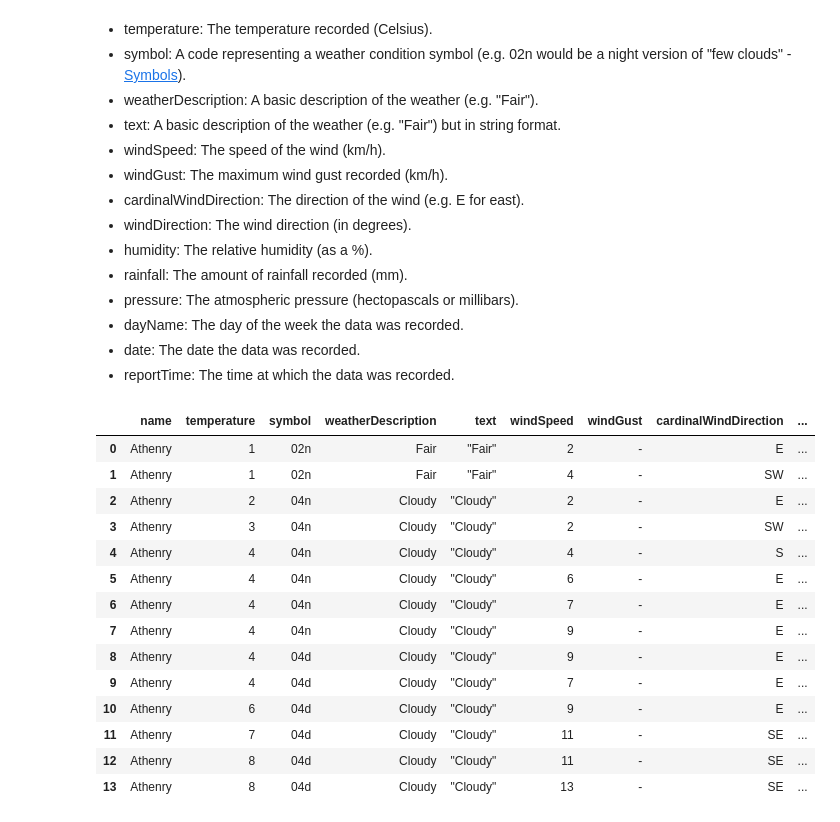
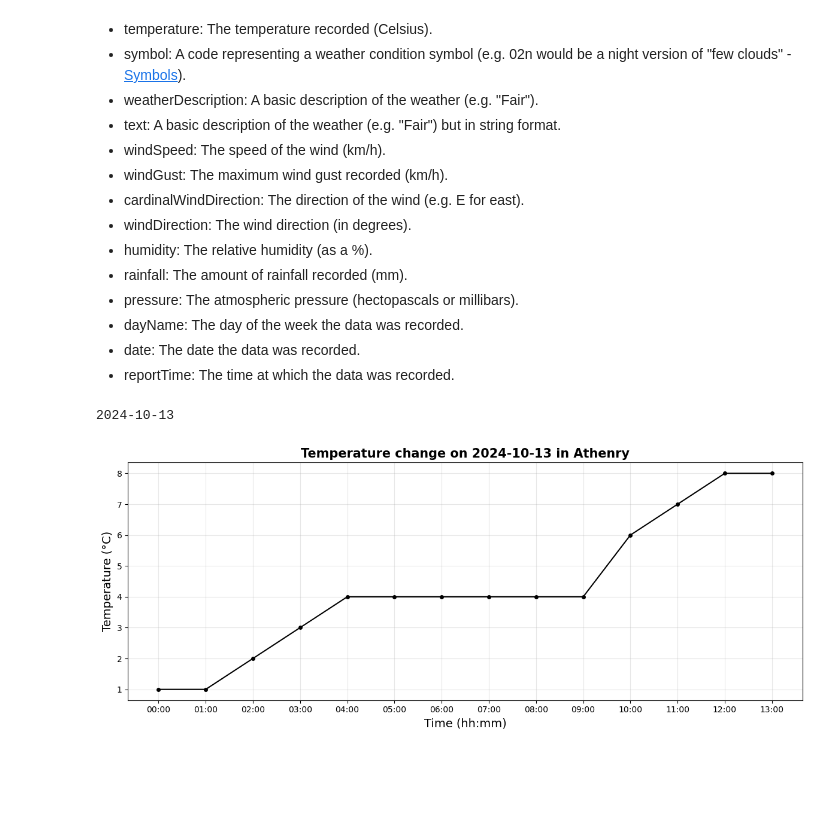
Before and after one commit to CianGallagher/computer_infrastructure, a Jupyter notebook: weather.ipynb, the cells around one changed output. Cells and saved outputs as stored; diff of their text form; code cells hidden in the pictures; blank space fills up the shorter version.

Commit message:
plotted temp over time using matplotlib, used string manipulation/literals to use part of file name in plot title

```diff
--- a/weather.ipynb
+++ b/weather.ipynb
@@ -77,27 +77,29 @@ Exploration of the JSON data downloaded by `weather.sh`. This dataset contains w
 - reportTime: The time at which the data was recorded.
 # %%
 import pandas as pd
+import matplotlib.pyplot as plt
 
 # Replace the string in the read_json method to the file you want to read.
+file_path = "data/weather/20241013_130200.json"
 df = pd.read_json("data/weather/20241013_130200.json")
 
-df # Prints the entire dataframe
+# String manipulation to ensure different versions/dates of these files are represented clearly in the plot title.
+date_string = file_path.split("/")[-1].split("_")[0]
+formatted_date_string = f"{date_string[:4]}-{date_string[4:6]}-{date_string[6:]}"
 
+#df # Shows dataframe
 #df.describe() # Describes some basic statistics.
 #df.isnull().sum() # There are no missing values on this df.
+
+plt.figure(figsize=(12,5))
+plt.plot(df["reportTime"], df["temperature"], color='black', marker="o", markersize=4)
+
+plt.title(f"Temperature change on {formatted_date_string} in Athenry", fontsize=15, fontweight="bold")
+plt.xlabel("Time (hh:mm)", fontsize=14)
+plt.ylabel("Temperature (°C)", fontsize=14)
+plt.grid(alpha=0.3)
+
+plt.tight_layout()
 # %% [output]
-|  | name | temperature | symbol | weatherDescription | text | windSpeed | windGust | cardinalWindDirection | ... |
-| 0 | Athenry | 1 | 02n | Fair | "Fair" | 2 | - | E | ... |
-| 1 | Athenry | 1 | 02n | Fair | "Fair" | 4 | - | SW | ... |
-| 2 | Athenry | 2 | 04n | Cloudy | "Cloudy" | 2 | - | E | ... |
-| 3 | Athenry | 3 | 04n | Cloudy | "Cloudy" | 2 | - | SW | ... |
-| 4 | Athenry | 4 | 04n | Cloudy | "Cloudy" | 4 | - | S | ... |
-| 5 | Athenry | 4 | 04n | Cloudy | "Cloudy" | 6 | - | E | ... |
-| 6 | Athenry | 4 | 04n | Cloudy | "Cloudy" | 7 | - | E | ... |
-| 7 | Athenry | 4 | 04n | Cloudy | "Cloudy" | 9 | - | E | ... |
-| 8 | Athenry | 4 | 04d | Cloudy | "Cloudy" | 9 | - | E | ... |
-| 9 | Athenry | 4 | 04d | Cloudy | "Cloudy" | 7 | - | E | ... |
-| 10 | Athenry | 6 | 04d | Cloudy | "Cloudy" | 9 | - | E | ... |
-| 11 | Athenry | 7 | 04d | Cloudy | "Cloudy" | 11 | - | SE | ... |
-| 12 | Athenry | 8 | 04d | Cloudy | "Cloudy" | 11 | - | SE | ... |
-| 13 | Athenry | 8 | 04d | Cloudy | "Cloudy" | 13 | - | SE | ... |
+2024-10-13
+[figure, added]
```
Also changed, not shown: parts of 1 cell of this notebook.
